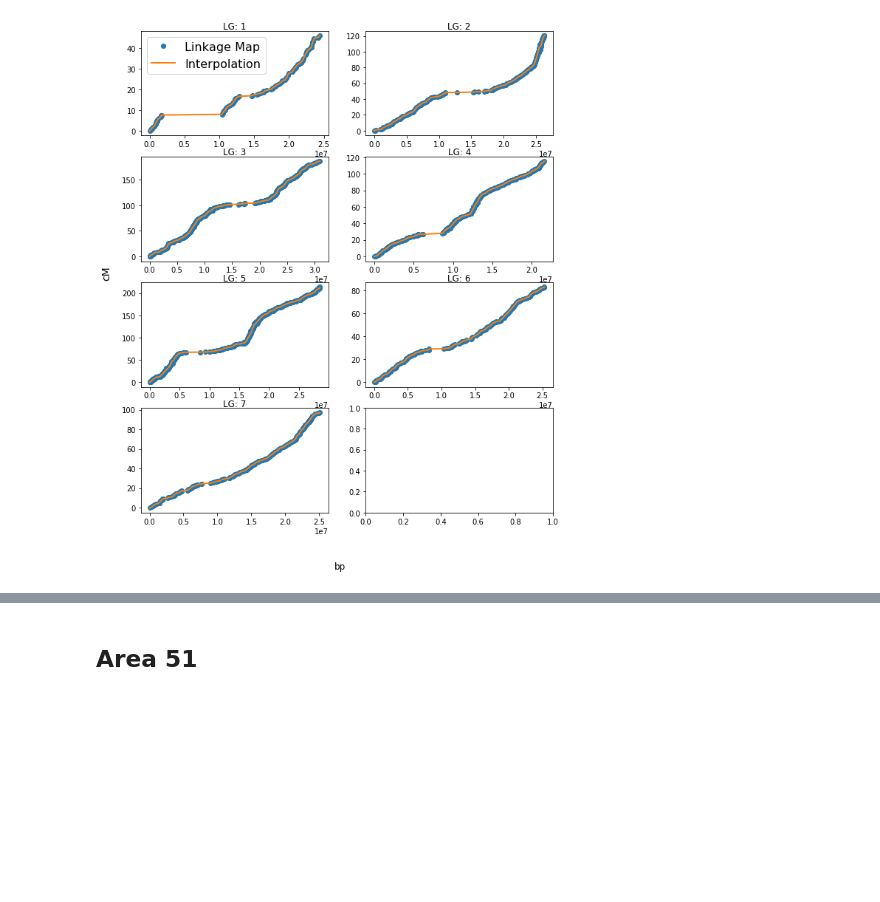
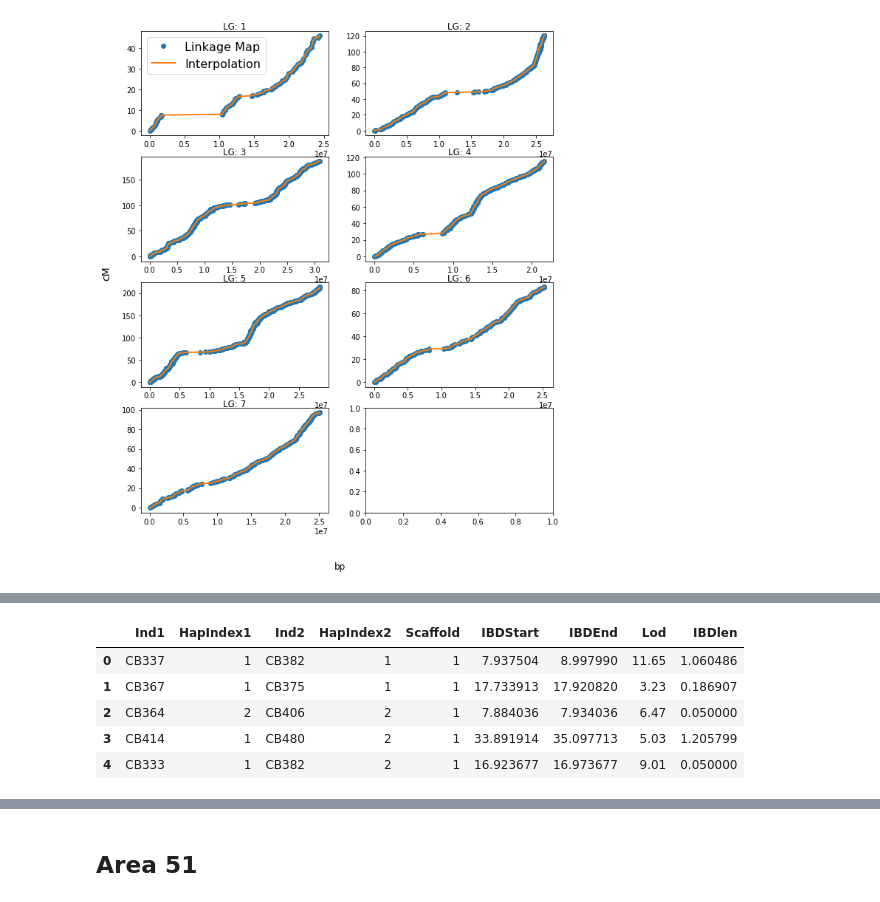
Before and after one commit to hringbauer/Boechera_Analysis, a Jupyter notebook: TransformToGenMap/to_geneticmap.ipynb, the cells around one changed output, grey strips where cells are left out. Cells and saved outputs as stored; diff of their text form; code cells hidden in the pictures; blank space fills up the shorter version.

```diff
--- a/TransformToGenMap/to_geneticmap.ipynb
+++ b/TransformToGenMap/to_geneticmap.ipynb
@@ -118,0 +194,9 @@ array(27.96581195)
+# %%
+df_cm.head()
+# %% [output]
+|  | Ind1 | HapIndex1 | Ind2 | HapIndex2 | Scaffold | IBDStart | IBDEnd | Lod | IBDlen |
+| 0 | CB337 | 1 | CB382 | 1 | 1 | 7.937504 | 8.997990 | 11.65 | 1.060486 |
+| 1 | CB367 | 1 | CB375 | 1 | 1 | 17.733913 | 17.920820 | 3.23 | 0.186907 |
+| 2 | CB364 | 2 | CB406 | 2 | 1 | 7.884036 | 7.934036 | 6.47 | 0.050000 |
+| 3 | CB414 | 1 | CB480 | 2 | 1 | 33.891914 | 35.097713 | 5.03 | 1.205799 |
+| 4 | CB333 | 1 | CB382 | 2 | 1 | 16.923677 | 16.973677 | 9.01 | 0.050000 |
```
Also changed, not shown: parts of 15 cells of this notebook, 21 other files.
